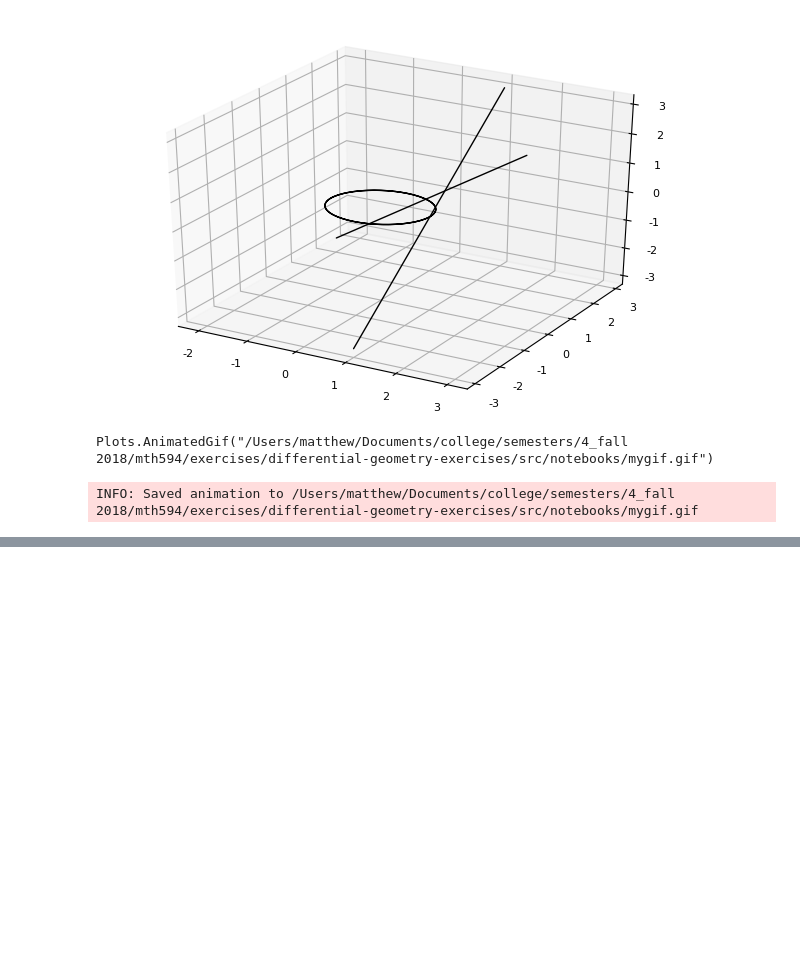
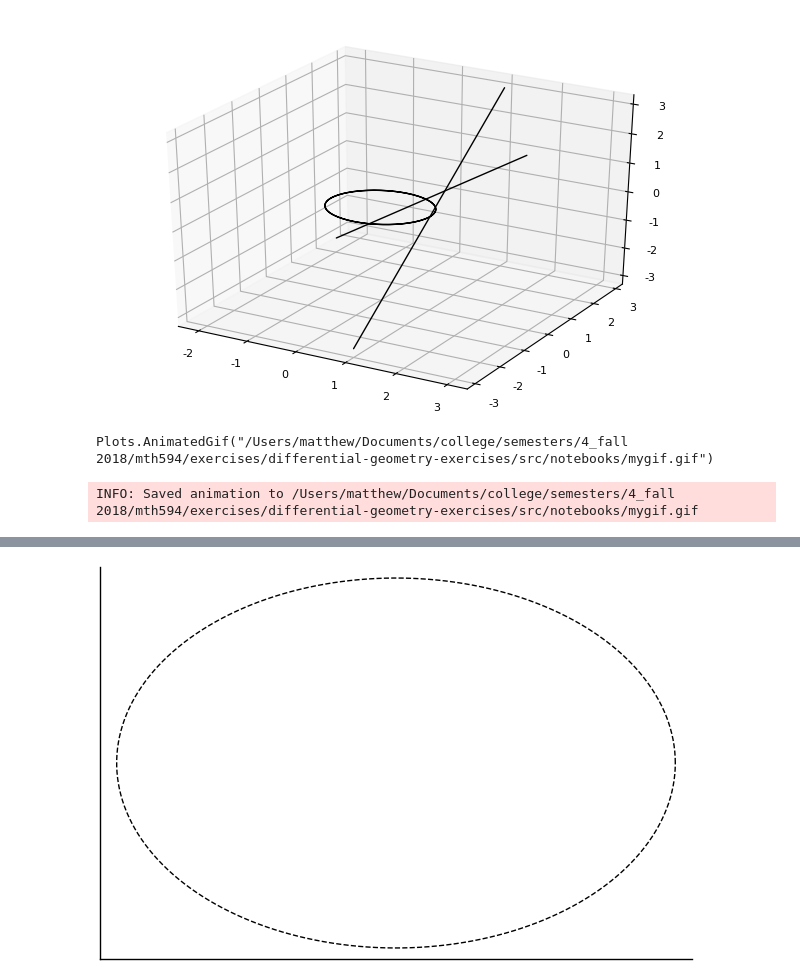
Before and after one commit to mattConn/differential-geometry-exercises, a Jupyter notebook: src/notebooks/4-1-3.ipynb, the cells around one changed output, grey strips where cells are left out. Drawn from its saved outputs; the diff is of its cells as text; code cells hidden in the pictures; blank space fills up the shorter version.

```diff
--- a/src/notebooks/4-1-3.ipynb
+++ b/src/notebooks/4-1-3.ipynb
@@ -191,0 +267,16 @@ INFO: Saved animation to /Users/matthew/Documents/college/semesters/4_fall 2018/
+# %%
+r(t) = 1-a*cos(t)
+x(t) = r(t)*cos(t)
+y(t) = r(t)*sin(t)
+a = 0
+plot(x,y,0,2pi,label=LABEL,color="black",linestyle=:dash,ticks=false)
+anim = @animate for i in 0:0.1:2
+        a = i
+        plot(x,y,0,2pi,label=LABEL,color="black",ticks=false)
+end
+plot!(x,y,0,2pi,label=LABEL,color="black",linestyle=:dash,ticks=false)
+
+gif(anim, "mygif.gif", fps = 10)
+# plot(x,y,0,2pi)
+# %% [output]
+[figure, added]
```
Also changed, not shown: parts of 6 cells of this notebook, 1 other file.
